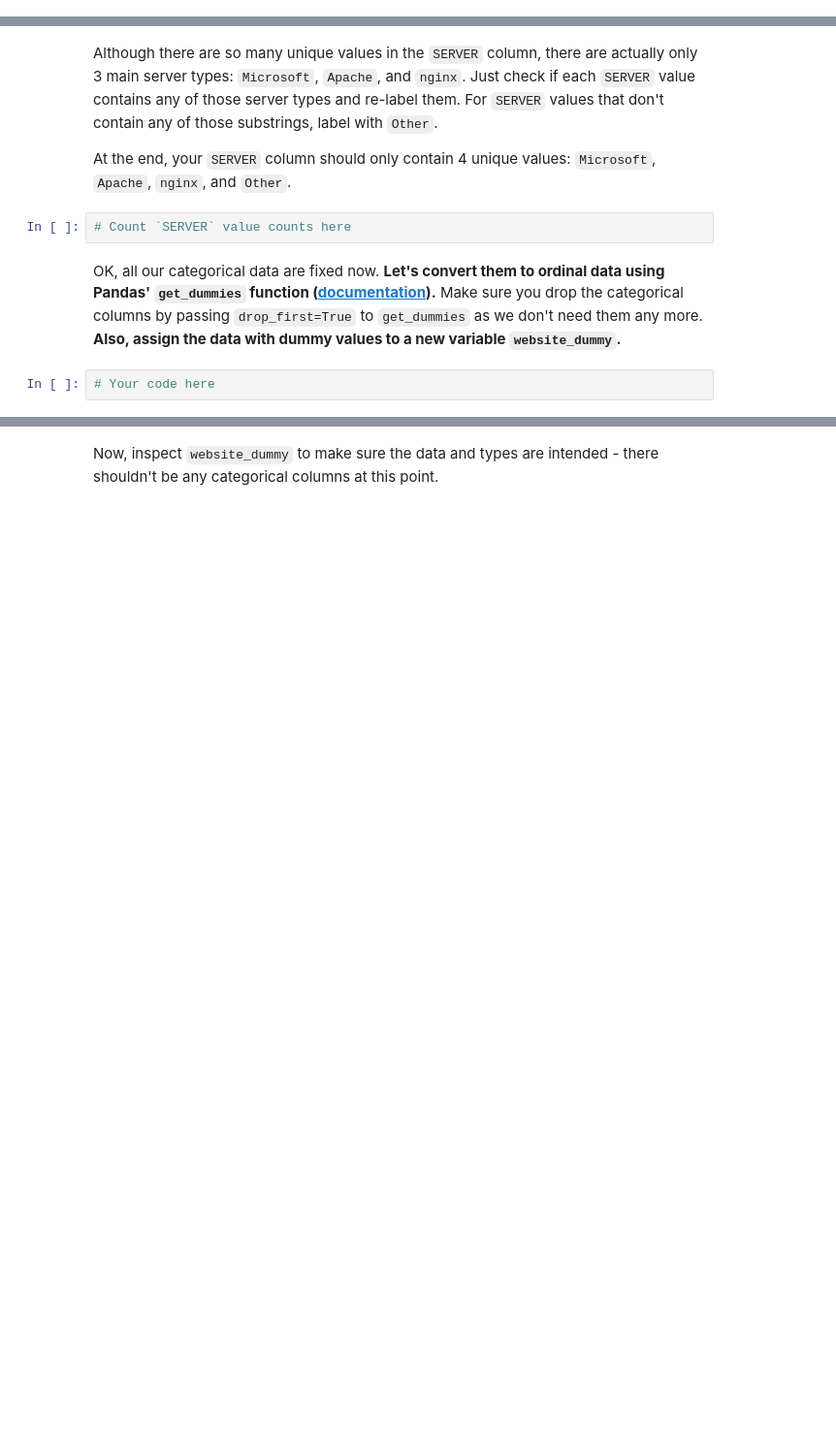
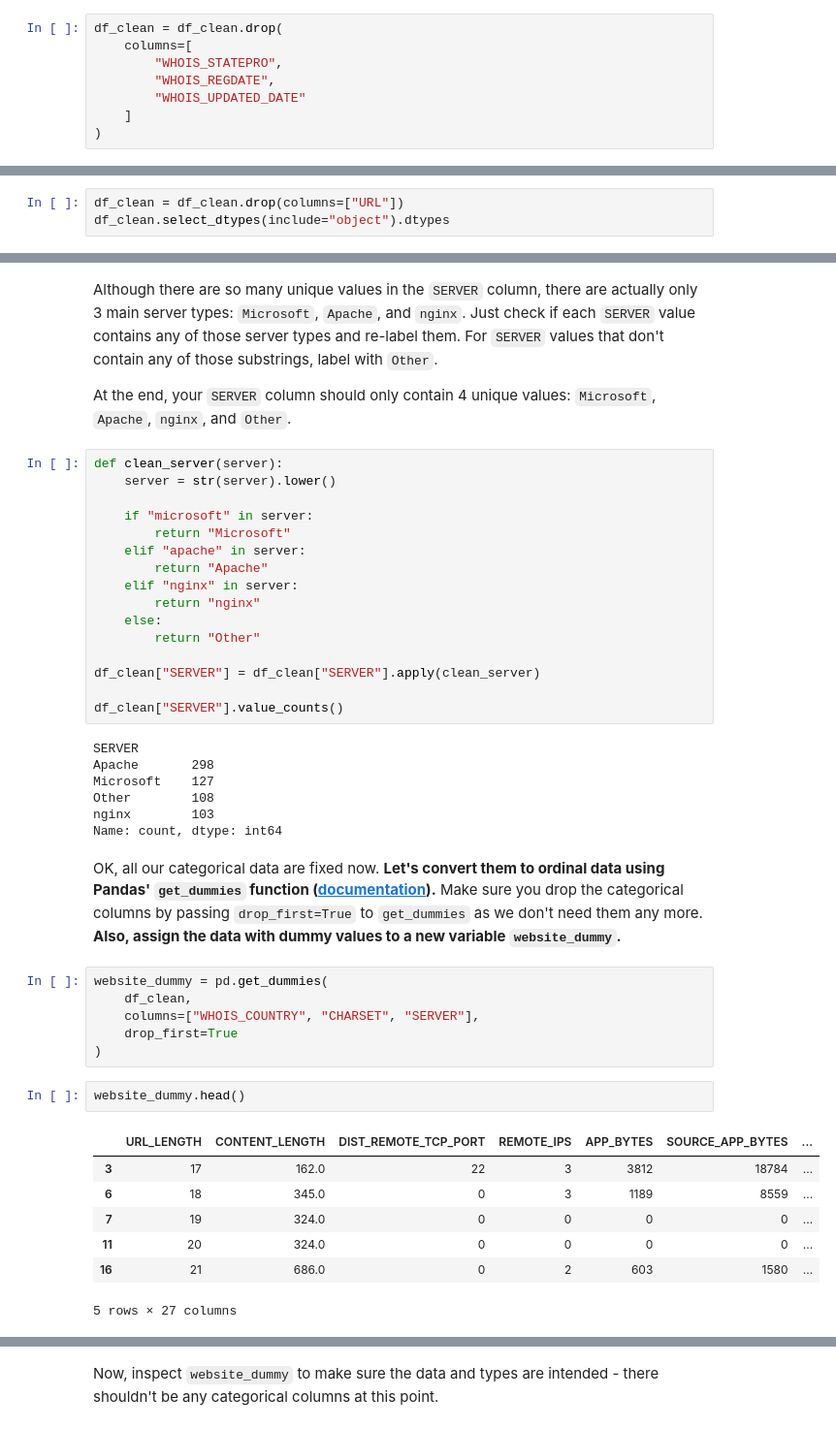
Before and after one commit to ironhack-labs/lab-supervised-learning-en, a Jupyter notebook: your-code/main.ipynb, the cells around one changed output, grey strips where cells are left out. Shown at 97% size. Drawn from its saved outputs; the diff is of its cells as text; blank space fills up the shorter version.

```diff
--- a/your-code/main.ipynb
+++ b/your-code/main.ipynb
@@ -765,3 +788,11 @@ In addition, we will also drop `WHOIS_REGDATE` and `WHOIS_UPDATED_DATE`. These a
+# %%
+df_clean = df_clean.drop(
+    columns=[
+        "WHOIS_STATEPRO",
+        "WHOIS_REGDATE",
+        "WHOIS_UPDATED_DATE"
+    ]
+)
 # %% [markdown]
 # Challenge 5 - Handle Remaining Categorical Data & Convert to Ordinal
 
@@ -774,0 +811,3 @@ Now print the `dtypes` of the data again. Besides `WHOIS_COUNTRY` which we alrea
+# %%
+df_clean = df_clean.drop(columns=["URL"])
+df_clean.select_dtypes(include="object").dtypes
@@ -786,9 +855,44 @@ Now print the `dtypes` of the data again. Besides `WHOIS_COUNTRY` which we alrea
 Although there are so many unique values in the `SERVER` column, there are actually only 3 main server types: `Microsoft`, `Apache`, and `nginx`. Just check if each `SERVER` value contains any of those server types and re-label them. For `SERVER` values that don't contain any of those substrings, label with `Other`.
 
 At the end, your `SERVER` column should only contain 4 unique values: `Microsoft`, `Apache`, `nginx`, and `Other`.
-# %%
-# Count `SERVER` value counts here
+# %%
+def clean_server(server):
+    server = str(server).lower()
+
+    if "microsoft" in server:
+        return "Microsoft"
+    elif "apache" in server:
+        return "Apache"
+    elif "nginx" in server:
+        return "nginx"
+    else:
+        return "Other"
+
+df_clean["SERVER"] = df_clean["SERVER"].apply(clean_server)
+
+df_clean["SERVER"].value_counts()
+# %% [output]
+SERVER
+Apache       298
+Microsoft    127
+Other        108
+nginx        103
+Name: count, dtype: int64
 # %% [markdown]
 OK, all our categorical data are fixed now. **Let's convert them to ordinal data using Pandas' `get_dummies` function ([documentation](https://pandas.pydata.org/pandas-docs/stable/generated/pandas.get_dummies.html)).** Make sure you drop the categorical columns by passing `drop_first=True` to `get_dummies` as we don't need them any more. **Also, assign the data with dummy values to a new variable `website_dummy`.**
-# %%
-# Your code here
+# %%
+website_dummy = pd.get_dummies(
+    df_clean,
+    columns=["WHOIS_COUNTRY", "CHARSET", "SERVER"],
+    drop_first=True
+)
+# %%
+website_dummy.head()
+# %% [output]
+|  | URL_LENGTH | CONTENT_LENGTH | DIST_REMOTE_TCP_PORT | REMOTE_IPS | APP_BYTES | SOURCE_APP_BYTES | ... |
+| 3 | 17 | 162.0 | 22 | 3 | 3812 | 18784 | ... |
+| 6 | 18 | 345.0 | 0 | 3 | 1189 | 8559 | ... |
+| 7 | 19 | 324.0 | 0 | 0 | 0 | 0 | ... |
+| 11 | 20 | 324.0 | 0 | 0 | 0 | 0 | ... |
+| 16 | 21 | 686.0 | 0 | 2 | 603 | 1580 | ... |
+5 rows × 27 columns
```
Also changed, not shown: parts of 30 cells of this notebook.
